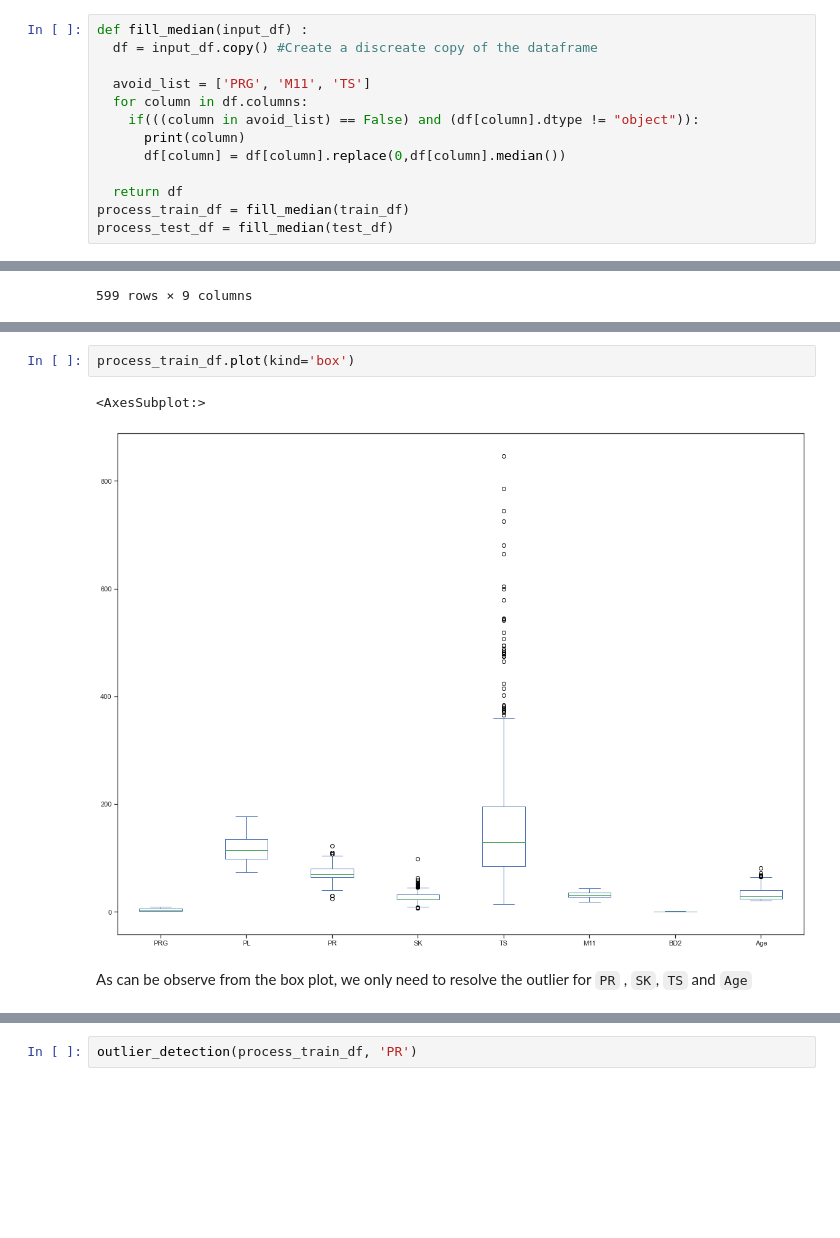
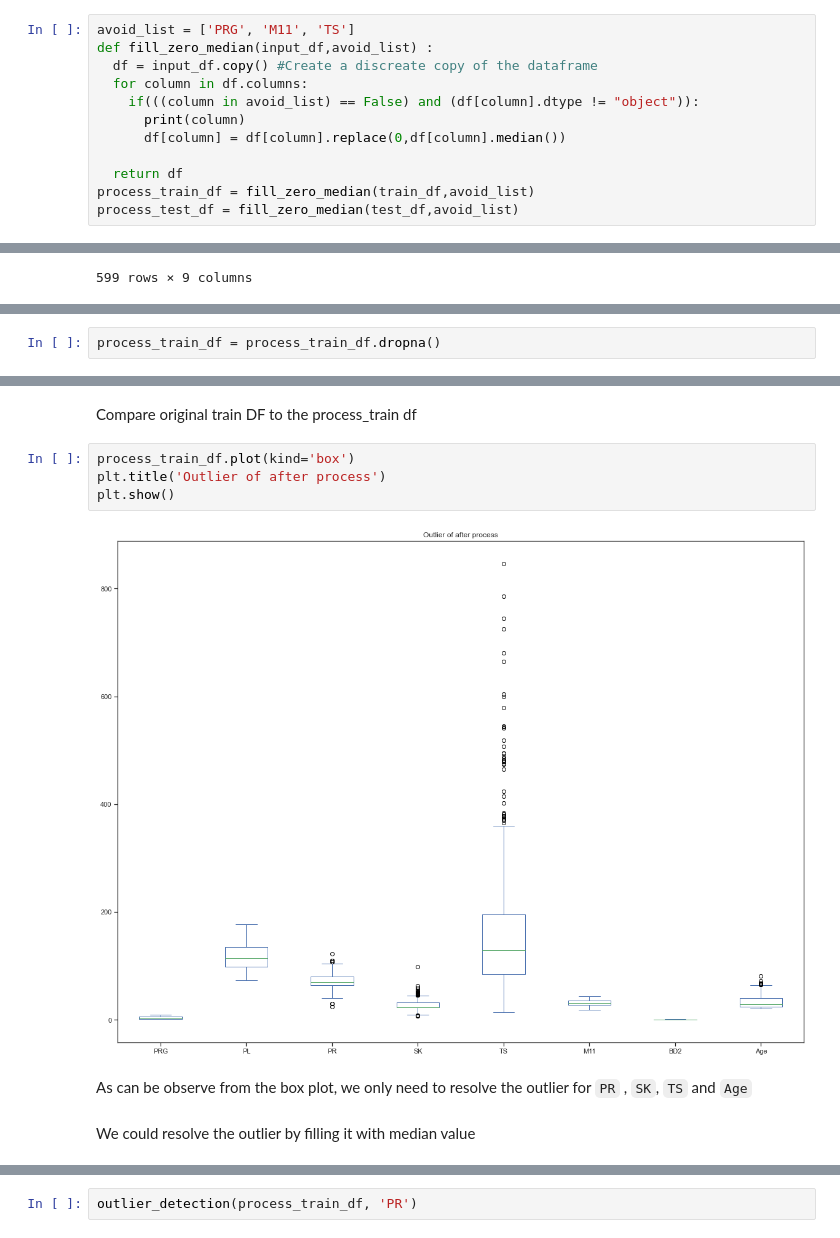
Before and after one commit to nhat117/COSC2753-ASM1, a Jupyter notebook: sepsis_prediction (1).ipynb, the cells around one changed output, grey strips where cells are left out. Saved outputs shown, nothing was run; the diff lists cells and outputs as text; blank space fills up the shorter version.

```diff
--- a/sepsis_prediction (1).ipynb
+++ b/sepsis_prediction (1).ipynb
@@ -696,18 +730,17 @@ Insurance :  46
 # %% [markdown]
 To handle missing value we impute the collumn with mean and median value except for `TS`, `PRG`, `M11` as we could build a linear regression model to handle missing value for these.
 # %%
-def fill_median(input_df) :
+avoid_list = ['PRG', 'M11', 'TS']
+def fill_zero_median(input_df,avoid_list) :
   df = input_df.copy() #Create a discreate copy of the dataframe
-
-  avoid_list = ['PRG', 'M11', 'TS']
   for column in df.columns:
     if(((column in avoid_list) == False) and (df[column].dtype != "object")):
       print(column)
       df[column] = df[column].replace(0,df[column].median())
 
   return df
-process_train_df = fill_median(train_df)
-process_test_df = fill_median(test_df)
+process_train_df = fill_zero_median(train_df,avoid_list)
+process_test_df = fill_zero_median(test_df,avoid_list)
 # %% [output]
 PL
 PR
@@ -1146,0 +1216,2 @@ process_train_df
+# %%
+process_train_df = process_train_df.dropna()
@@ -1147,7 +1231,12 @@ process_train_df
+# %% [markdown]
+Compare original train DF to the process_train df
 # %%
 process_train_df.plot(kind='box')
+plt.title('Outlier of after process')
+plt.show()
 # %% [output]
-<AxesSubplot:>
-[figure, old version]
+[figure, new version]
 # %% [markdown]
 As can be observe from the box plot, we only need to resolve the outlier for `PR` , `SK`, `TS` and `Age`
+# %% [markdown]
+We could resolve the outlier by filling it with median value
```
Also changed, not shown: parts of 111 cells of this notebook, 1 other file.
